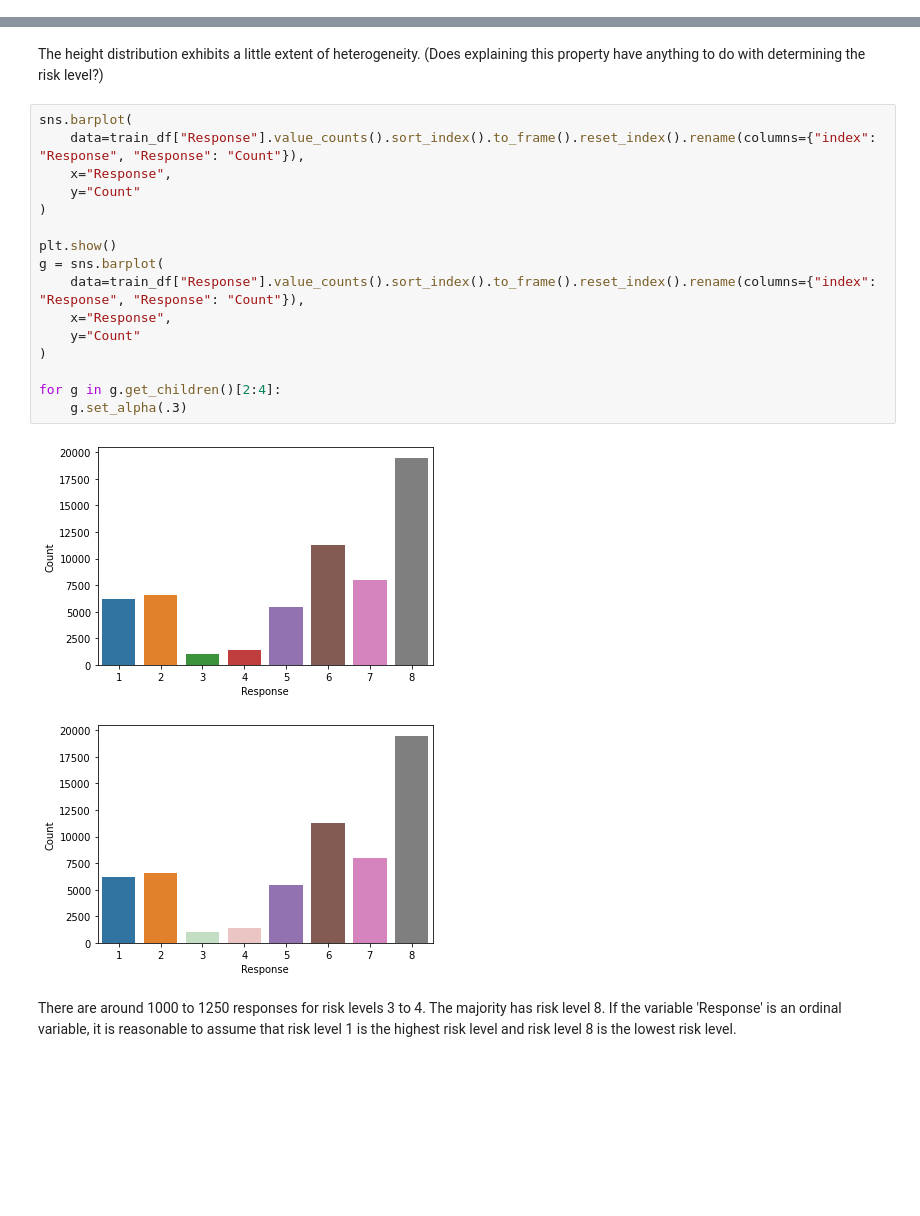
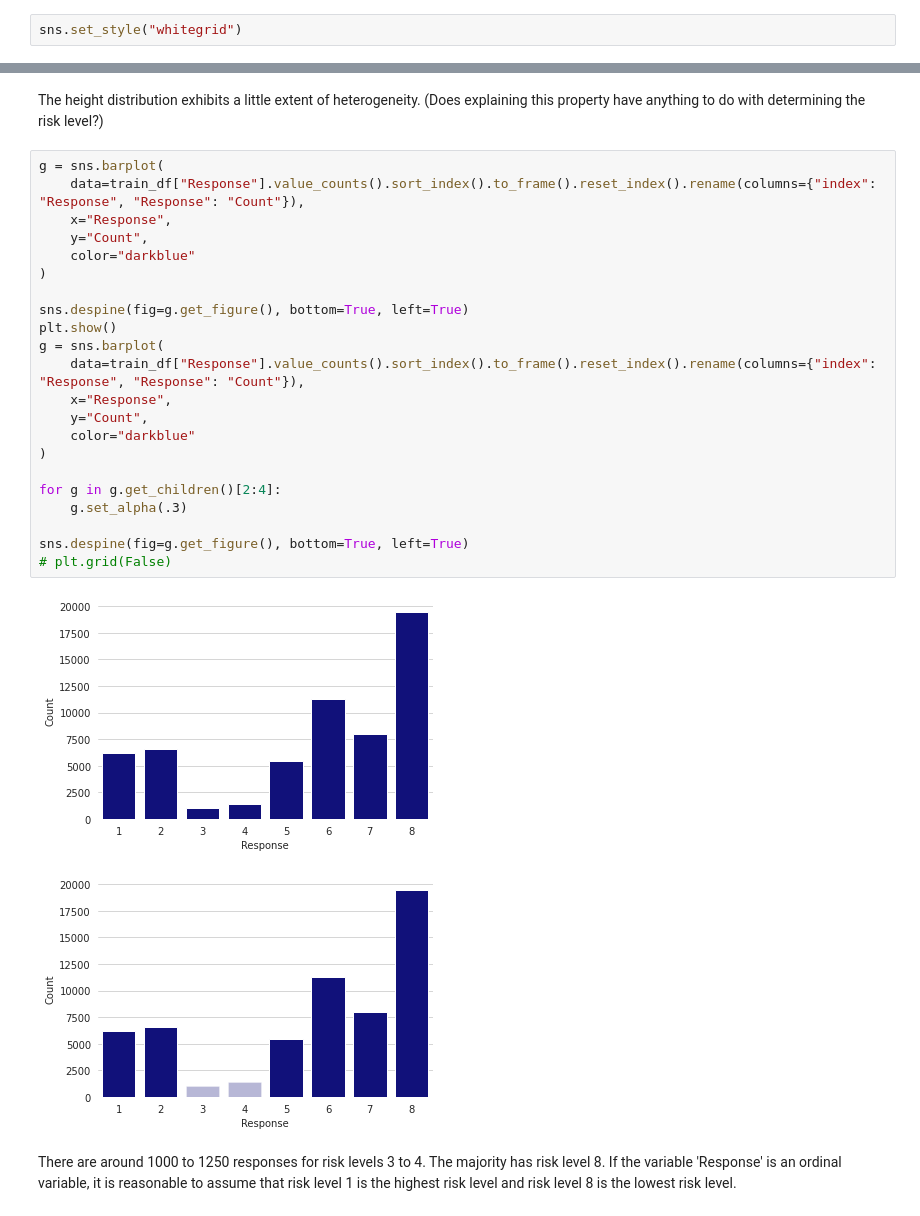
Before and after one commit to m2ng/hangseng-case, a Jupyter notebook: nb/analysis.ipynb, the cells around one changed output, grey strips where cells are left out. Cells and saved outputs as stored; diff of their text form; blank space fills up the shorter version.

```diff
--- a/nb/analysis.ipynb
+++ b/nb/analysis.ipynb
@@ -40,3 +40,5 @@ len(train_df.index), len(test_df.index)
 (59381, 19765)
 # %% [markdown]
 The training set has 59381 samples while the test set has 19765 samples.
+# %%
+sns.set_style("whitegrid")
@@ -48,23 +71,29 @@ sns.histplot(data=train_df[["Ht"]], x="Ht", bins=30)
 # %% [markdown]
 The height distribution exhibits a little extent of heterogeneity. (Does explaining this property have anything to do with determining the risk level?)
 # %%
-sns.barplot(
+g = sns.barplot(
     data=train_df["Response"].value_counts().sort_index().to_frame().reset_index().rename(columns={"index": "Response", "Response": "Count"}),
     x="Response",
-    y="Count"
+    y="Count",
+    color="darkblue"
 )
 
+sns.despine(fig=g.get_figure(), bottom=True, left=True)
 plt.show()
 g = sns.barplot(
     data=train_df["Response"].value_counts().sort_index().to_frame().reset_index().rename(columns={"index": "Response", "Response": "Count"}),
     x="Response",
-    y="Count"
+    y="Count",
+    color="darkblue"
 )
 
 for g in g.get_children()[2:4]:
     g.set_alpha(.3)
+
+sns.despine(fig=g.get_figure(), bottom=True, left=True)
+# plt.grid(False)
 # %% [output]
-[figure, old version]
+[figure, new version]
-[figure, old version]
+[figure, new version]
 # %% [markdown]
 There are around 1000 to 1250 responses for risk levels 3 to 4. The majority has risk level 8. If the variable 'Response' is an ordinal variable, it is reasonable to assume that risk level 1 is the highest risk level and risk level 8 is the lowest risk level.
```
Also changed, not shown: parts of 6 cells of this notebook.
